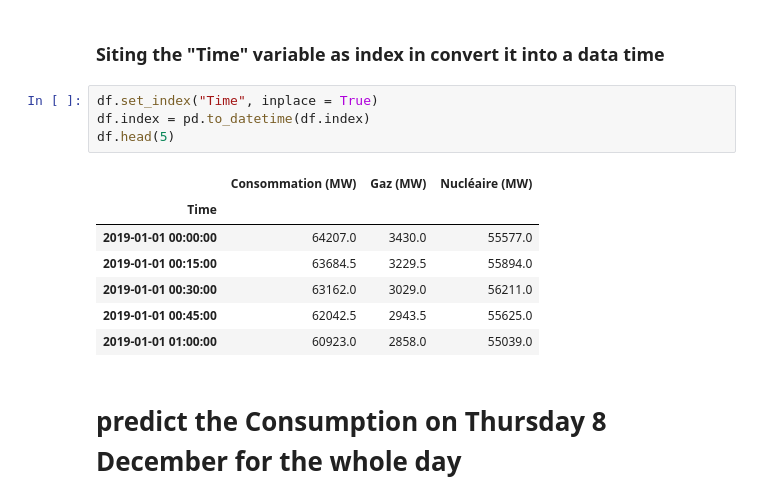
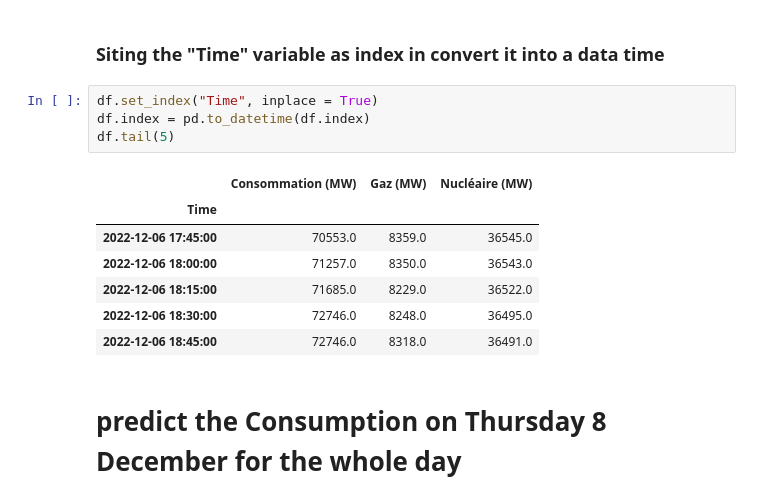
Before and after one commit to otmaneelallaki/HAX712X-DOS, a Jupyter notebook: report/Pred8dec.ipynb, the cells around one changed output. Cells and saved outputs as stored; diff of their text form.

```diff
--- a/report/Pred8dec.ipynb
+++ b/report/Pred8dec.ipynb
@@ -31,15 +31,15 @@ df.head(10)
 # %%
 df.set_index("Time", inplace = True)
 df.index = pd.to_datetime(df.index)
-df.head(5)
+df.tail(5)
 # %% [output]
 |  | Consommation (MW) | Gaz (MW) | Nucléaire (MW) |
 | Time |  |  |  |
-| 2019-01-01 00:00:00 | 64207.0 | 3430.0 | 55577.0 |
-| 2019-01-01 00:15:00 | 63684.5 | 3229.5 | 55894.0 |
-| 2019-01-01 00:30:00 | 63162.0 | 3029.0 | 56211.0 |
-| 2019-01-01 00:45:00 | 62042.5 | 2943.5 | 55625.0 |
-| 2019-01-01 01:00:00 | 60923.0 | 2858.0 | 55039.0 |
+| 2022-12-06 17:45:00 | 70553.0 | 8359.0 | 36545.0 |
+| 2022-12-06 18:00:00 | 71257.0 | 8350.0 | 36543.0 |
+| 2022-12-06 18:15:00 | 71685.0 | 8229.0 | 36522.0 |
+| 2022-12-06 18:30:00 | 72746.0 | 8248.0 | 36495.0 |
+| 2022-12-06 18:45:00 | 72746.0 | 8318.0 | 36491.0 |
 # %% [markdown]
 # predict the Consumption on Thursday 8 December for the whole day
 # %% [markdown]
```
Also changed, not shown: parts of 8 cells of this notebook.
